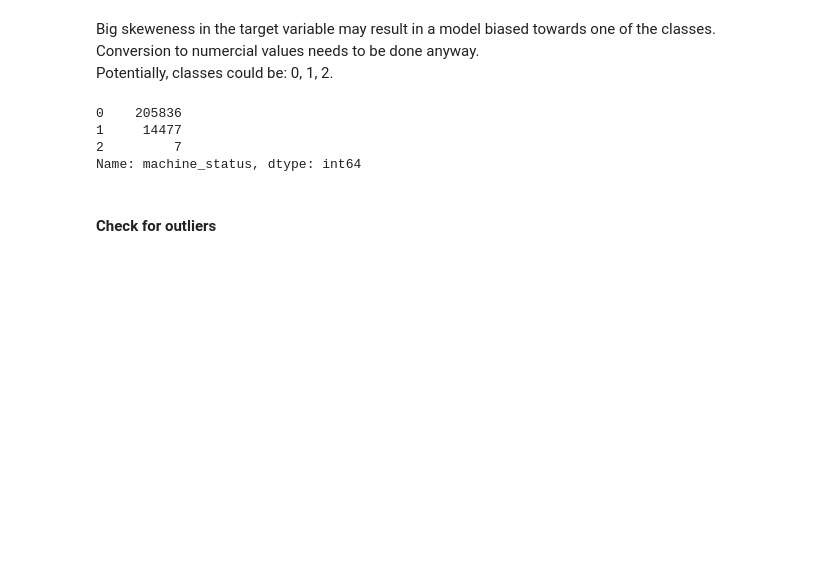
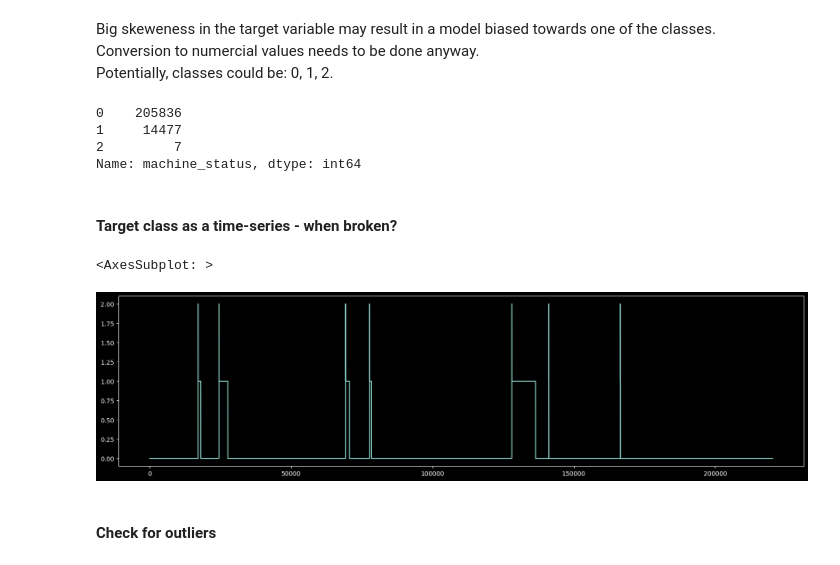
Before and after one commit to piotr-druzdzel/LSTM-for-Time-Series-Sensor-Data, a Jupyter notebook: main.ipynb, the cells around one changed output. Saved outputs shown, nothing was run; the diff lists cells and outputs as text; code cells hidden in the pictures; blank space fills up the shorter version.

Commit message:
visualizing missing data

```diff
--- a/main.ipynb
+++ b/main.ipynb
@@ -160,6 +160,14 @@ df.machine_status.value_counts()
 1     14477
 2         7
 Name: machine_status, dtype: int64
+# %% [markdown]
+#### Target class as a time-series - when broken?
+# %%
+plt.figure(figsize=(20, 5))
+df.machine_status.plot()
+# %% [output]
+<AxesSubplot: >
+[figure, added]
 # %% [markdown]
 #### Check for outliers
 # %%
```
Also changed, not shown: parts of 7 cells of this notebook.
